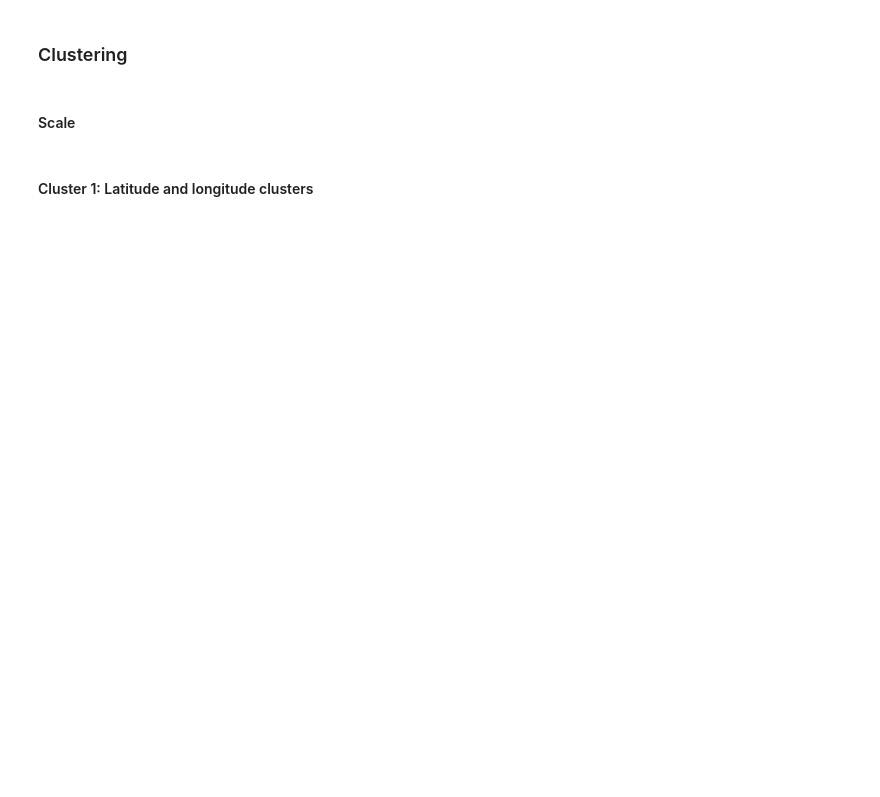
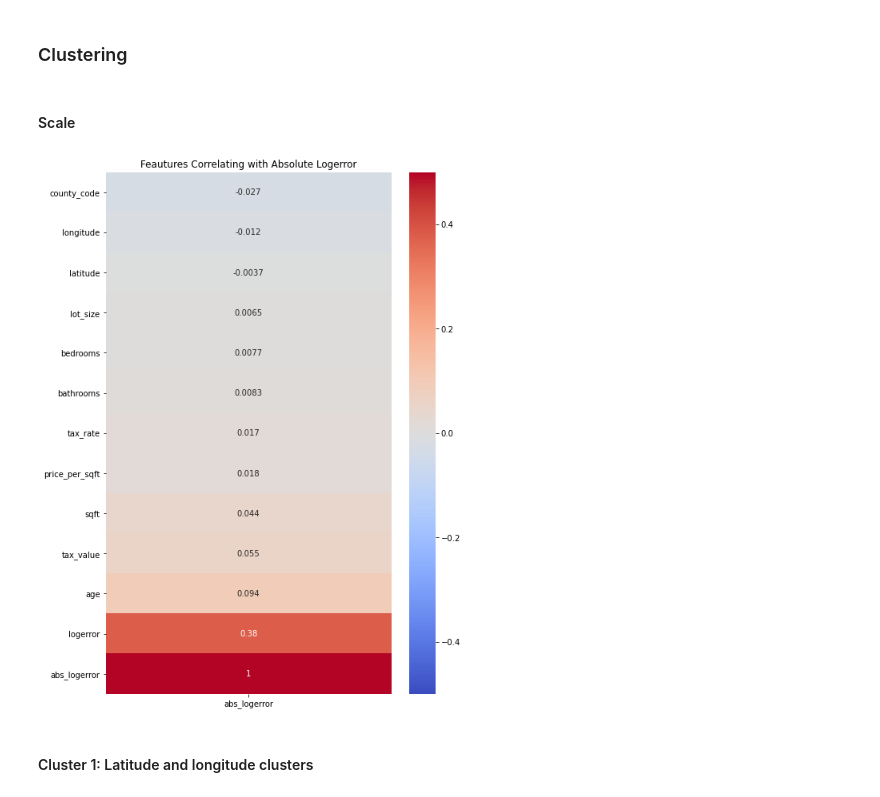
Before and after one commit to hrodjr/zestimate_error_drivers_project, a Jupyter notebook: clustering_project.ipynb, the cells around one changed output. Cells and saved outputs as stored; diff of their text form; code cells hidden in the pictures; blank space fills up the shorter version.

```diff
--- a/clustering_project.ipynb
+++ b/clustering_project.ipynb
@@ -94,10 +141,12 @@ test_scaled["county"] = test.county.copy()
 # %%
 #create heatmap with scaled data
 plt.figure(figsize=(8,12))
 value_heatmap = sns.heatmap(train.corr()[['abs_logerror']].sort_values(by='abs_logerror', ascending=True),
-                            cmap='PuOr', vmin=-.5, vmax=.5, annot=True)
+                            cmap='coolwarm', vmin=-.5, vmax=.5, annot=True)
 value_heatmap.set_title('Feautures Correlating with Absolute Logerror')
 plt.show()
+# %% [output]
+[figure, added]
 # %% [markdown]
 #### Cluster 1: Latitude and longitude clusters
 # %%
```
Also changed, not shown: parts of 45 cells of this notebook, 2 other files.
